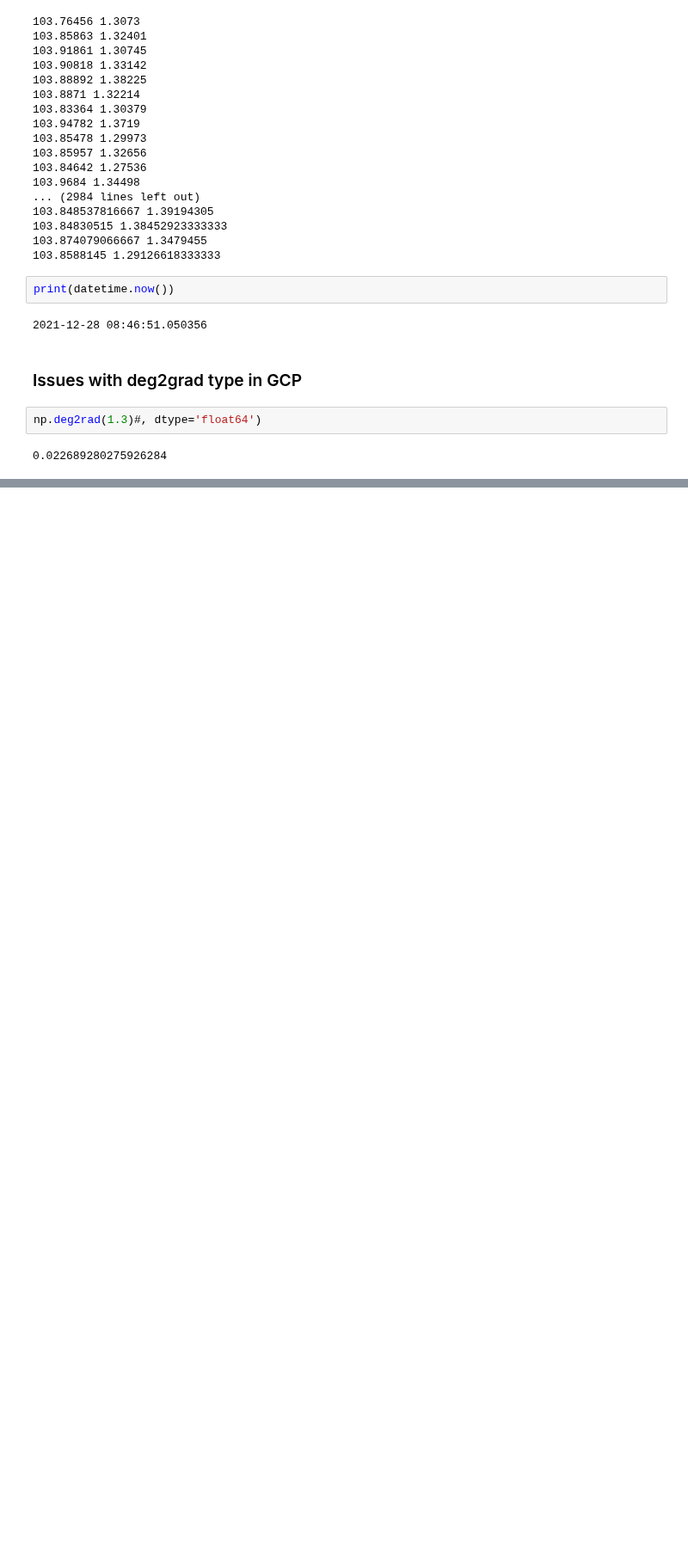
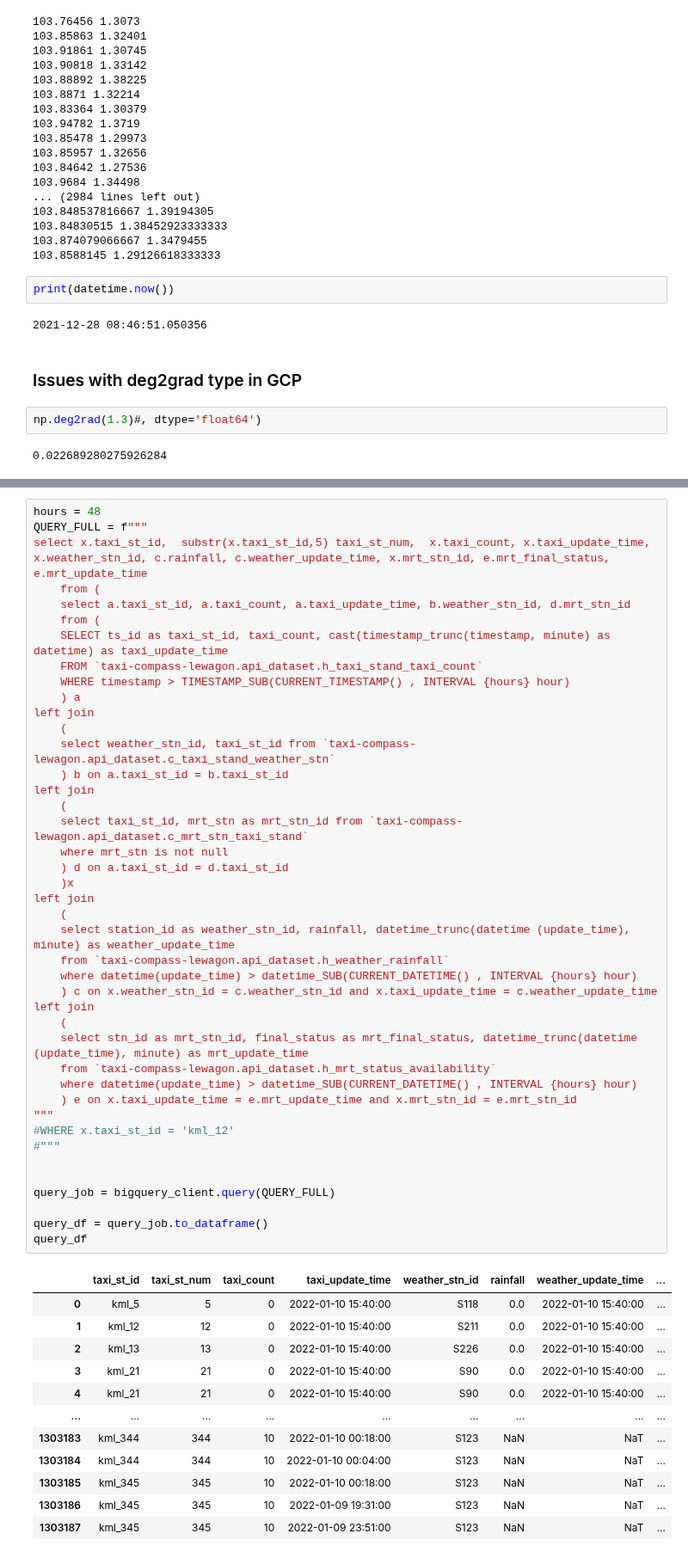
Before and after one commit to alealejandro1/taxi_compass, a Jupyter notebook: notebooks/Alejandro_taxi_compass.ipynb, the cells around one changed output, grey strips where cells are left out. Shown at 86% size. Cells and saved outputs as stored; diff of their text form; blank space fills up the shorter version.

```diff
--- a/notebooks/Alejandro_taxi_compass.ipynb
+++ b/notebooks/Alejandro_taxi_compass.ipynb
@@ -729,0 +761,55 @@ query_df
+# %%
+hours = 48
+QUERY_FULL = f"""
+select x.taxi_st_id,  substr(x.taxi_st_id,5) taxi_st_num,  x.taxi_count, x.taxi_update_time, x.weather_stn_id, c.rainfall, c.weather_update_time, x.mrt_stn_id, e.mrt_final_status, e.mrt_update_time
+    from (
+    select a.taxi_st_id, a.taxi_count, a.taxi_update_time, b.weather_stn_id, d.mrt_stn_id
+    from (
+    SELECT ts_id as taxi_st_id, taxi_count, cast(timestamp_trunc(timestamp, minute) as datetime) as taxi_update_time
+    FROM `taxi-compass-lewagon.api_dataset.h_taxi_stand_taxi_count`
+    WHERE timestamp > TIMESTAMP_SUB(CURRENT_TIMESTAMP() , INTERVAL {hours} hour)
+    ) a
+left join
+    (
+    select weather_stn_id, taxi_st_id from `taxi-compass-lewagon.api_dataset.c_taxi_stand_weather_stn`
+    ) b on a.taxi_st_id = b.taxi_st_id
+left join
+    (
+    select taxi_st_id, mrt_stn as mrt_stn_id from `taxi-compass-lewagon.api_dataset.c_mrt_stn_taxi_stand`
+    where mrt_stn is not null
+    ) d on a.taxi_st_id = d.taxi_st_id
+    )x
+left join
+    (
+    select station_id as weather_stn_id, rainfall, datetime_trunc(datetime (update_time), minute) as weather_update_time
+    from `taxi-compass-lewagon.api_dataset.h_weather_rainfall`
+    where datetime(update_time) > datetime_SUB(CURRENT_DATETIME() , INTERVAL {hours} hour)
+    ) c on x.weather_stn_id = c.weather_stn_id and x.taxi_update_time = c.weather_update_time
+left join
+    (
+    select stn_id as mrt_stn_id, final_status as mrt_final_status, datetime_trunc(datetime (update_time), minute) as mrt_update_time
+    from `taxi-compass-lewagon.api_dataset.h_mrt_status_availability`
+    where datetime(update_time) > datetime_SUB(CURRENT_DATETIME() , INTERVAL {hours} hour)
+    ) e on x.taxi_update_time = e.mrt_update_time and x.mrt_stn_id = e.mrt_stn_id
+"""
+#WHERE x.taxi_st_id = 'kml_12'
+#"""
+
+
+query_job = bigquery_client.query(QUERY_FULL)
+
+query_df = query_job.to_dataframe()
+query_df
+# %% [output]
+|  | taxi_st_id | taxi_st_num | taxi_count | taxi_update_time | weather_stn_id | rainfall | weather_update_time | ... |
+| 0 | kml_5 | 5 | 0 | 2022-01-10 15:40:00 | S118 | 0.0 | 2022-01-10 15:40:00 | ... |
+| 1 | kml_12 | 12 | 0 | 2022-01-10 15:40:00 | S211 | 0.0 | 2022-01-10 15:40:00 | ... |
+| 2 | kml_13 | 13 | 0 | 2022-01-10 15:40:00 | S226 | 0.0 | 2022-01-10 15:40:00 | ... |
+| 3 | kml_21 | 21 | 0 | 2022-01-10 15:40:00 | S90 | 0.0 | 2022-01-10 15:40:00 | ... |
+| 4 | kml_21 | 21 | 0 | 2022-01-10 15:40:00 | S90 | 0.0 | 2022-01-10 15:40:00 | ... |
+| ... | ... | ... | ... | ... | ... | ... | ... | ... |
+| 1303183 | kml_344 | 344 | 10 | 2022-01-10 00:18:00 | S123 | NaN | NaT | ... |
+| 1303184 | kml_344 | 344 | 10 | 2022-01-10 00:04:00 | S123 | NaN | NaT | ... |
+| 1303185 | kml_345 | 345 | 10 | 2022-01-10 00:18:00 | S123 | NaN | NaT | ... |
+| 1303186 | kml_345 | 345 | 10 | 2022-01-09 19:31:00 | S123 | NaN | NaT | ... |
+| 1303187 | kml_345 | 345 | 10 | 2022-01-09 23:51:00 | S123 | NaN | NaT | ... |
```
Also changed, not shown: parts of 28 cells of this notebook.
